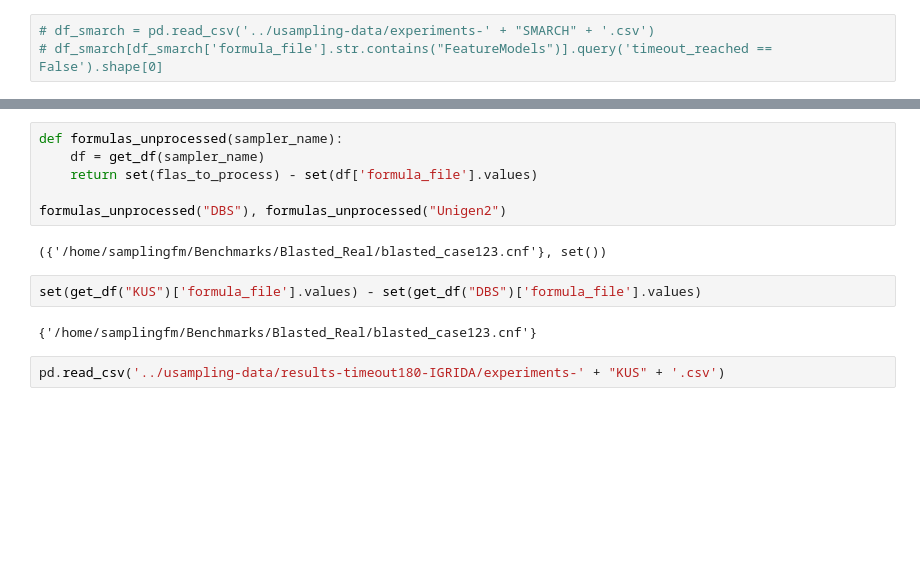
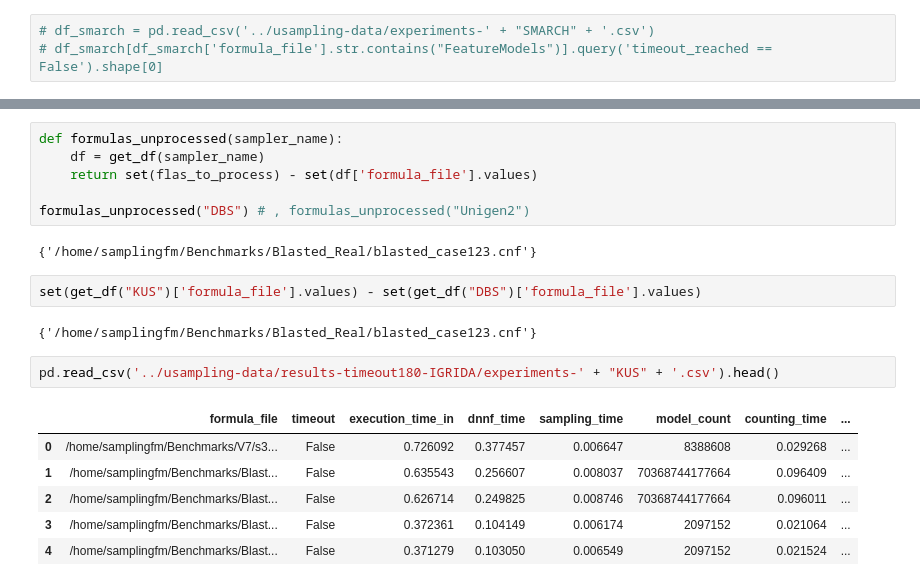
Before and after one commit to FAMILIAR-project/usampling-exp, a Jupyter notebook: analysis/BenchAnalysis.ipynb, the cells around one changed output, grey strips where cells are left out. Drawn from its saved outputs; the diff is of its cells as text; blank space fills up the shorter version.

```diff
--- a/analysis/BenchAnalysis.ipynb
+++ b/analysis/BenchAnalysis.ipynb
@@ -62,12 +61,19 @@ def formulas_unprocessed(sampler_name):
     df = get_df(sampler_name)
     return set(flas_to_process) - set(df['formula_file'].values)
 
-formulas_unprocessed("DBS"), formulas_unprocessed("Unigen2")
+formulas_unprocessed("DBS") # , formulas_unprocessed("Unigen2")
 # %% [output]
-({'/home/samplingfm/Benchmarks/Blasted_Real/blasted_case123.cnf'}, set())
+{'/home/samplingfm/Benchmarks/Blasted_Real/blasted_case123.cnf'}
 # %%
 set(get_df("KUS")['formula_file'].values) - set(get_df("DBS")['formula_file'].values)
 # %% [output]
 {'/home/samplingfm/Benchmarks/Blasted_Real/blasted_case123.cnf'}
 # %%
-pd.read_csv('../usampling-data/results-timeout180-IGRIDA/experiments-' + "KUS" + '.csv')
+pd.read_csv('../usampling-data/results-timeout180-IGRIDA/experiments-' + "KUS" + '.csv').head()
+# %% [output]
+|  | formula_file | timeout | execution_time_in | dnnf_time | sampling_time | model_count | counting_time | ... |
+| 0 | /home/samplingfm/Benchmarks/V7/s3... | False | 0.726092 | 0.377457 | 0.006647 | 8388608 | 0.029268 | ... |
+| 1 | /home/samplingfm/Benchmarks/Blast... | False | 0.635543 | 0.256607 | 0.008037 | 70368744177664 | 0.096409 | ... |
+| 2 | /home/samplingfm/Benchmarks/Blast... | False | 0.626714 | 0.249825 | 0.008746 | 70368744177664 | 0.096011 | ... |
+| 3 | /home/samplingfm/Benchmarks/Blast... | False | 0.372361 | 0.104149 | 0.006174 | 2097152 | 0.021064 | ... |
+| 4 | /home/samplingfm/Benchmarks/Blast... | False | 0.371279 | 0.103050 | 0.006549 | 2097152 | 0.021524 | ... |
```
Also changed, not shown: parts of 2 cells of this notebook, 6 other files.
